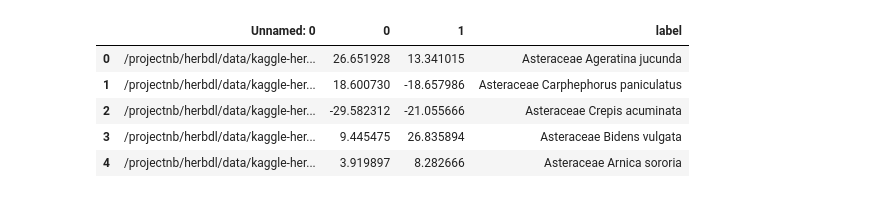
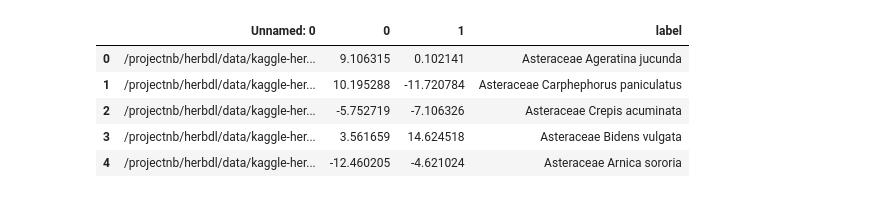
Before and after one commit to gardoslab/herbdl, a Jupyter notebook: clustering_viz/outlier_detection/asteraceae_outliers.ipynb, the cells around one changed output. Cells and saved outputs as stored; diff of their text form; code cells hidden in the pictures.

Commit message:
calculate outliers using pca reduced data

```diff
--- a/clustering_viz/outlier_detection/asteraceae_outliers.ipynb
+++ b/clustering_viz/outlier_detection/asteraceae_outliers.ipynb
@@ -5,14 +8,14 @@ import numpy as np
 # %%
-# results from t-SNE dimensionality reduction
-df = pd.read_csv("../asteraceae_tsne_astera_50_checkpoint-1300.csv")
+# results from pca dimensionality reduction
+df = pd.read_csv("../asteraceae_pca_astera_50_checkpoint-1300.csv")
 df.head()
 # %% [output]
 |  | Unnamed: 0 | 0 | 1 | label |
-| 0 | /projectnb/herbdl/data/kaggle-her... | 26.651928 | 13.341015 | Asteraceae Ageratina jucunda |
-| 1 | /projectnb/herbdl/data/kaggle-her... | 18.600730 | -18.657986 | Asteraceae Carphephorus paniculatus |
-| 2 | /projectnb/herbdl/data/kaggle-her... | -29.582312 | -21.055666 | Asteraceae Crepis acuminata |
-| 3 | /projectnb/herbdl/data/kaggle-her... | 9.445475 | 26.835894 | Asteraceae Bidens vulgata |
-| 4 | /projectnb/herbdl/data/kaggle-her... | 3.919897 | 8.282666 | Asteraceae Arnica sororia |
+| 0 | /projectnb/herbdl/data/kaggle-her... | 9.106315 | 0.102141 | Asteraceae Ageratina jucunda |
+| 1 | /projectnb/herbdl/data/kaggle-her... | 10.195288 | -11.720784 | Asteraceae Carphephorus paniculatus |
+| 2 | /projectnb/herbdl/data/kaggle-her... | -5.752719 | -7.106326 | Asteraceae Crepis acuminata |
+| 3 | /projectnb/herbdl/data/kaggle-her... | 3.561659 | 14.624518 | Asteraceae Bidens vulgata |
+| 4 | /projectnb/herbdl/data/kaggle-her... | -12.460205 | -4.621024 | Asteraceae Arnica sororia |
 # %%
 # get list of labels - species
 species_names = df["label"].unique()
```
Also changed, not shown: parts of 16 cells of this notebook, 1 other file.
